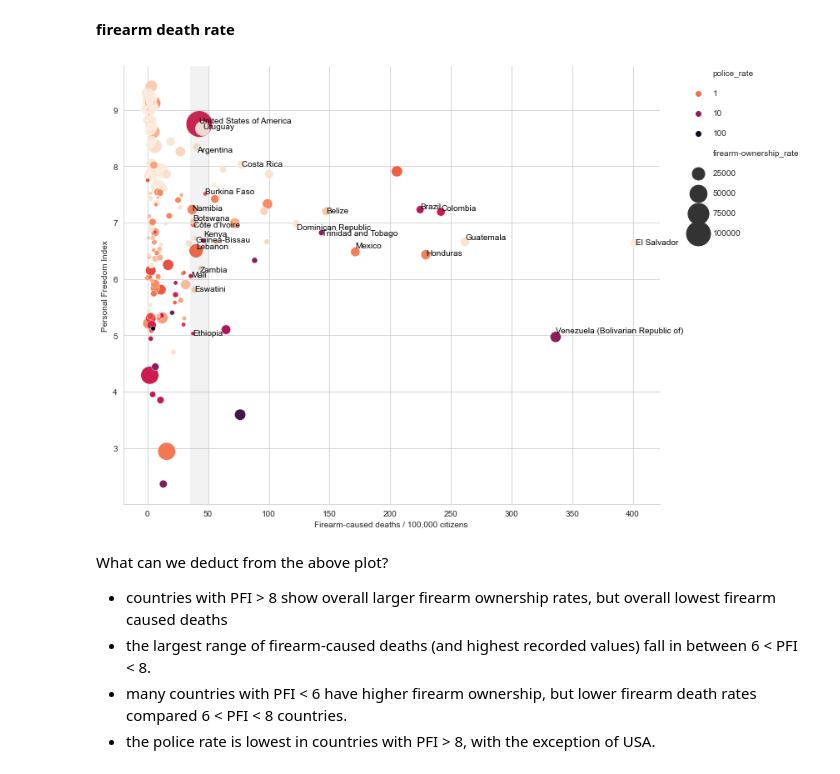
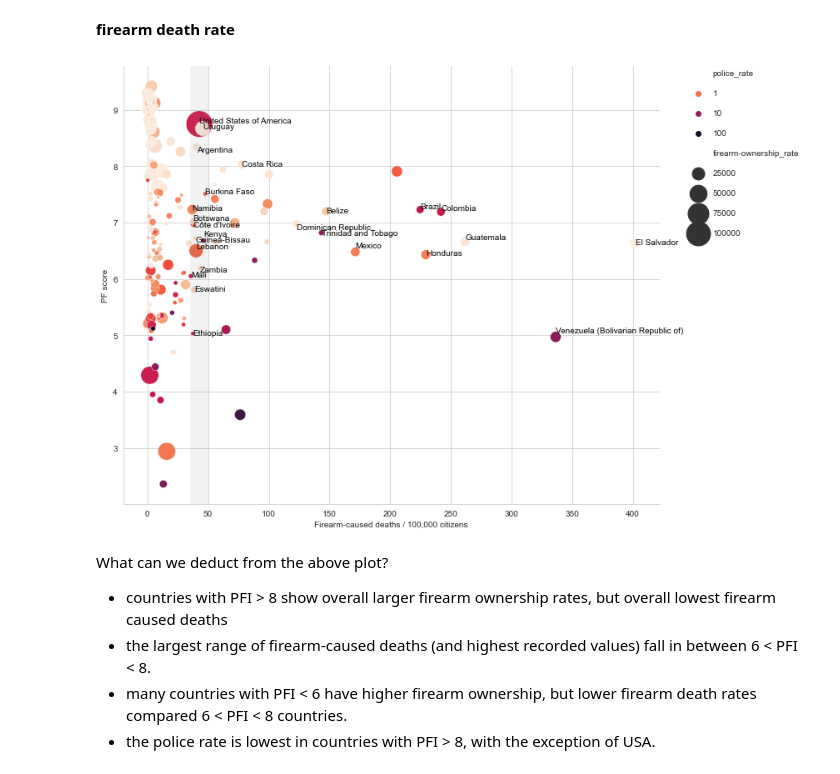
Before and after one commit to gecheline/firearmStats, a Jupyter notebook: firearmStats_world.ipynb, the cells around one changed output. Saved outputs shown, nothing was run; the diff lists cells and outputs as text; code cells hidden in the pictures.

```diff
--- a/firearmStats_world.ipynb
+++ b/firearmStats_world.ipynb
@@ -488,33 +488,33 @@ Next we'll use a scatter plot that depicts several of the available columns at o
 # %%
 import matplotlib.colors as colors
 plt.figure(figsize=(12,8))
 np.random.seed(42)
 sns.scatterplot(data=df_fi, x='violence-firearm_rate', y='pf_score',
                 hue='police_rate', palette='rocket_r',
                 size='firearm-ownership_rate', sizes=(20, 1000),
                 hue_norm=colors.LogNorm())
 for country_code in df_fi['country_code'][ ((df_fi['violence-firearm_rate'] > 100) &
                                             (df_fi['pf_score'] < 7.5))
                                          | ((df_fi['violence-firearm_rate'] > 40) &
                                             (df_fi['pf_score'] > 8))
                                          | ((df_fi['violence-firearm_rate'] < 50) &
                                             (df_fi['violence-firearm_rate'] > 35))]:
     plt.text(x=df_fi['violence-firearm_rate'][df_fi.country_code==country_code].values[0]+0.1,
              y=df_fi['pf_score'][df_fi.country_code==country_code].values[0]+0.001+np.random.normal(0,0.05),
              s=df_fi['country'][df_fi.country_code==country_code].values[0],
              fontdict=dict(color='black',size=10),
          )
 sns.despine(right=True, top=True)
 plt.axvspan(35, 50, color='grey', alpha=0.1, lw=0)
 # plt.xlim(0,0.15)
 # plt.xscale('log')
 plt.xlabel('Firearm-caused deaths / 100,000 citizens')
-plt.ylabel('Personal Freedom Index')
+plt.ylabel('PF score')
 plt.legend(scatterpoints=1, ncol=1, markerscale=1, frameon=False, labelspacing=1.5, bbox_to_anchor=(1.05, 1), loc=2, borderaxespad=0.)
 plt.tight_layout()
 plt.savefig('figures/firearms_pf.png', dpi=300)
 # %% [output]
-[figure, old version]
+[figure, new version]
 # %% [markdown]
 What can we deduct from the above plot?
 - countries with PFI > 8 show overall larger firearm ownership rates, but overall lowest firearm caused deaths
```
Also changed, not shown: parts of 7 cells of this notebook.
